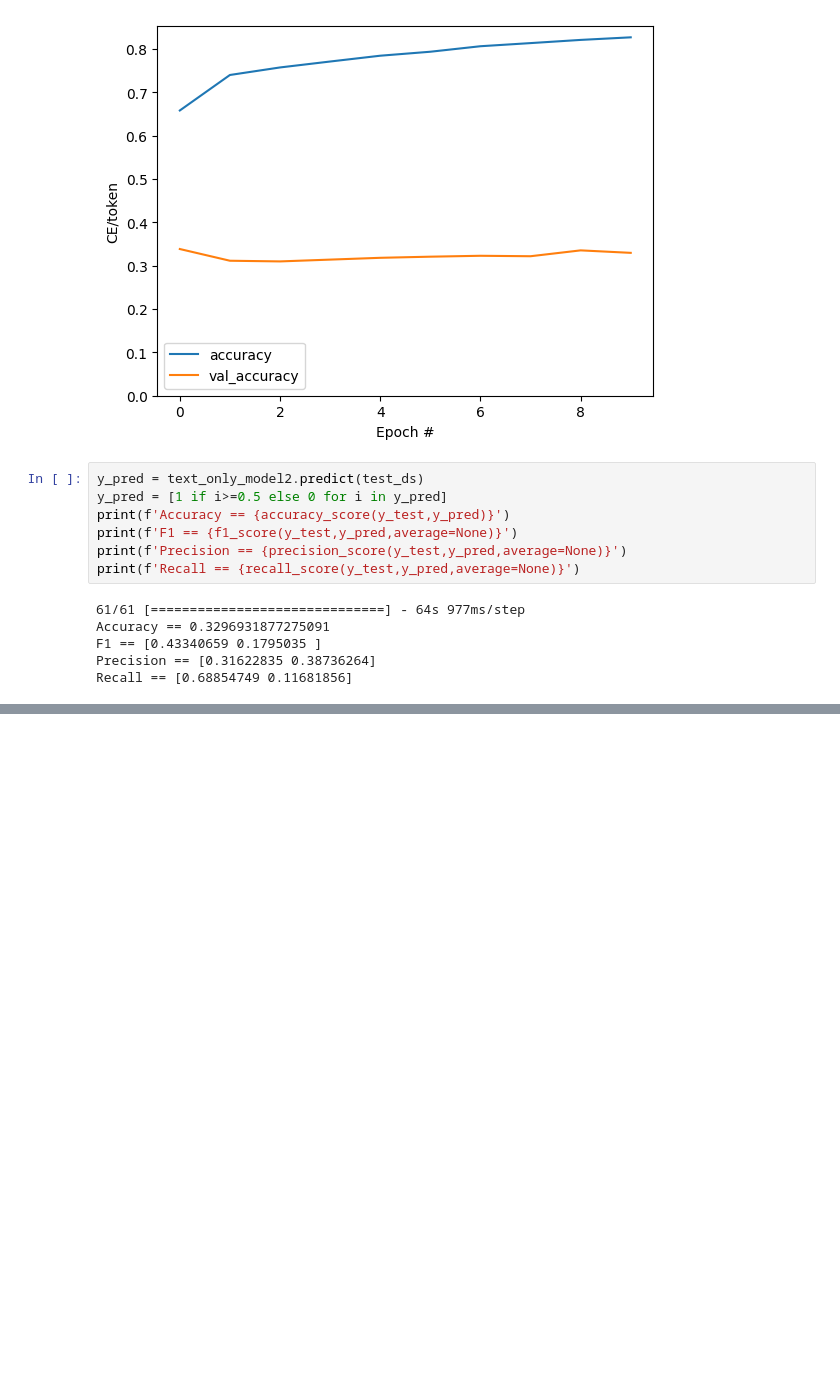
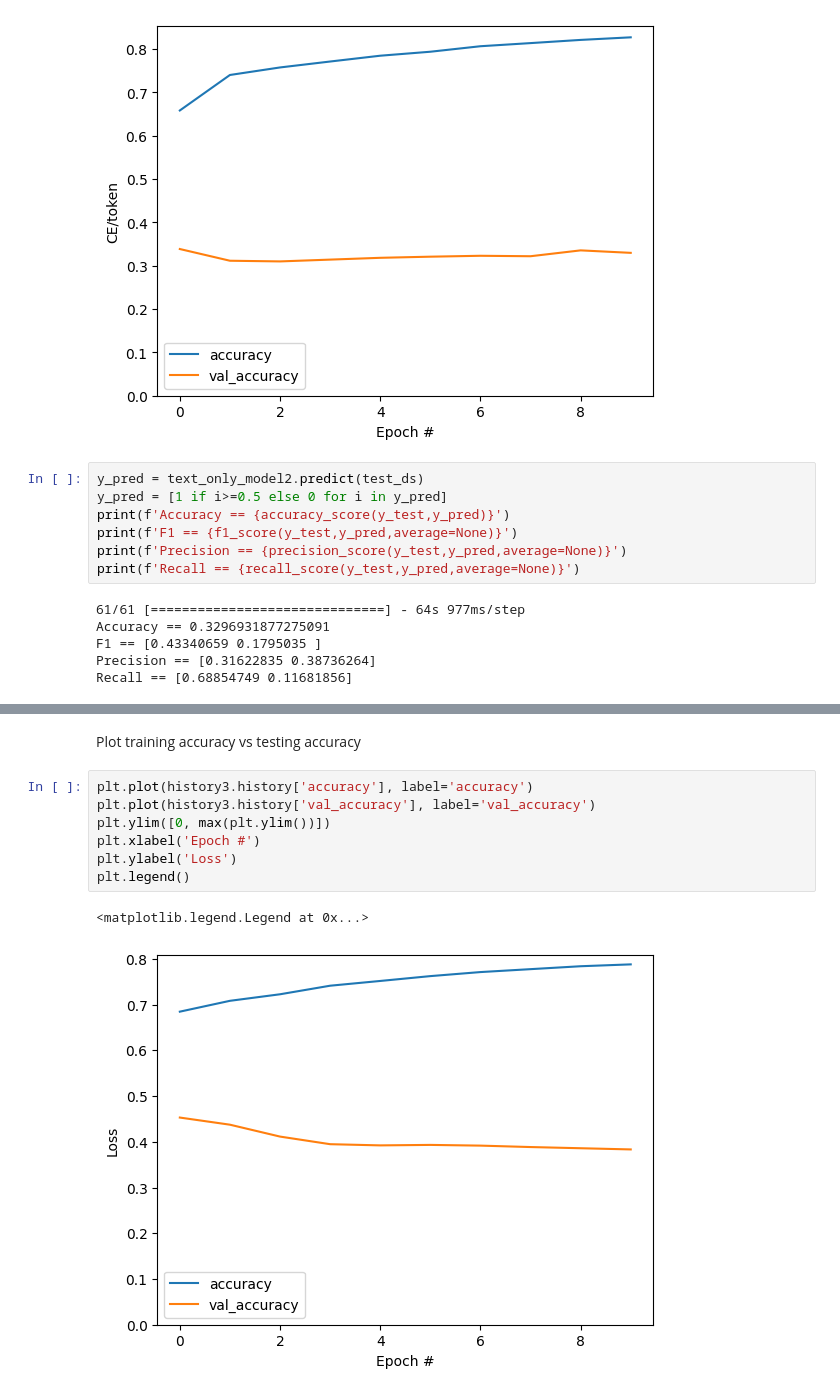
Before and after one commit to arnabbiswas66/multimodal-fake-news-classifier, a Jupyter notebook: Experiments/Twitter_Experiments_text_only.ipynb, the cells around one changed output, grey strips where cells are left out. Drawn from its saved outputs; the diff is of its cells as text; blank space fills up the shorter version.

```diff
--- a/Experiments/Twitter_Experiments_text_only.ipynb
+++ b/Experiments/Twitter_Experiments_text_only.ipynb
@@ -844,0 +1074,12 @@ Recall == [0.68854749 0.11681856]
+# %% [markdown]
+Plot training accuracy vs testing accuracy
+# %%
+plt.plot(history3.history['accuracy'], label='accuracy')
+plt.plot(history3.history['val_accuracy'], label='val_accuracy')
+plt.ylim([0, max(plt.ylim())])
+plt.xlabel('Epoch #')
+plt.ylabel('Loss')
+plt.legend()
+# %% [output]
+<matplotlib.legend.Legend at 0x...>
+[figure, added]
```
Also changed, not shown: parts of 22 cells of this notebook.
